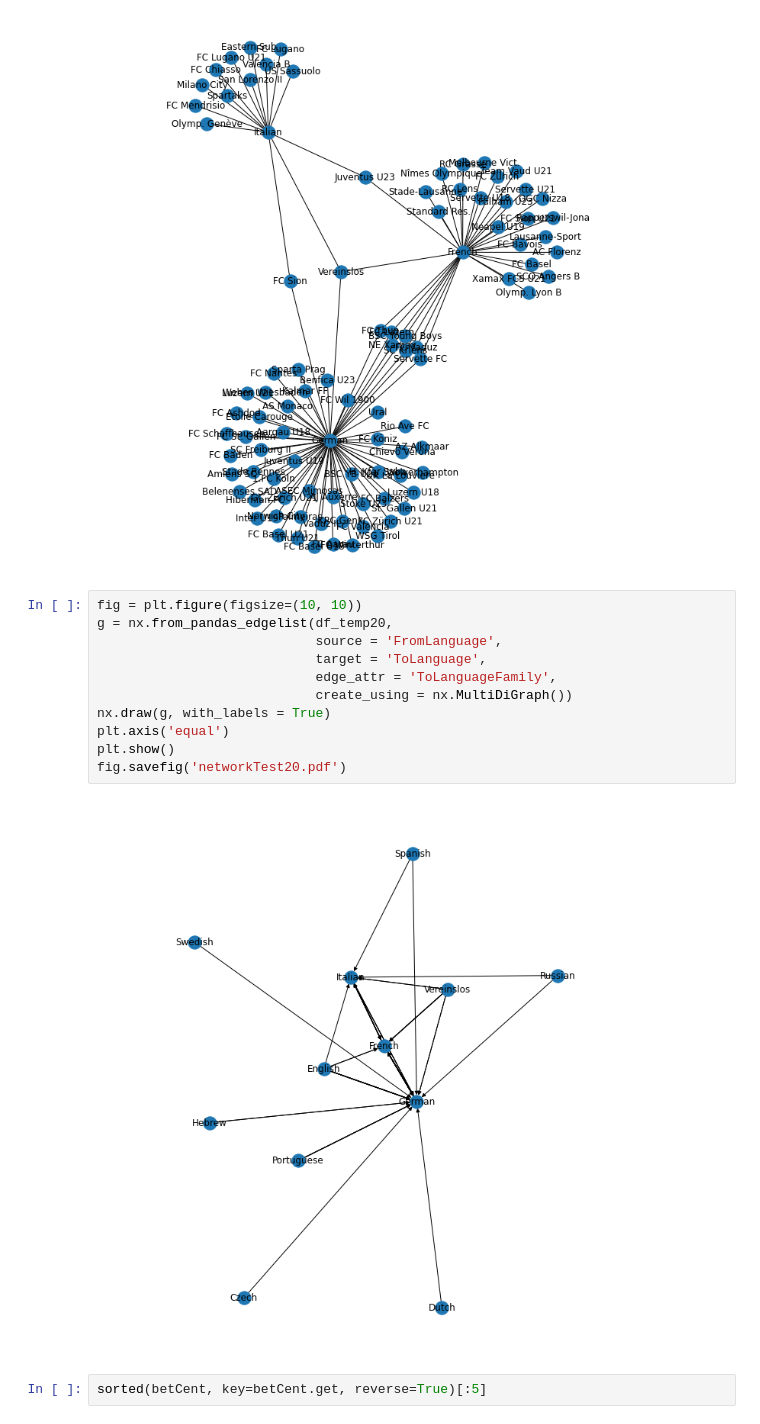
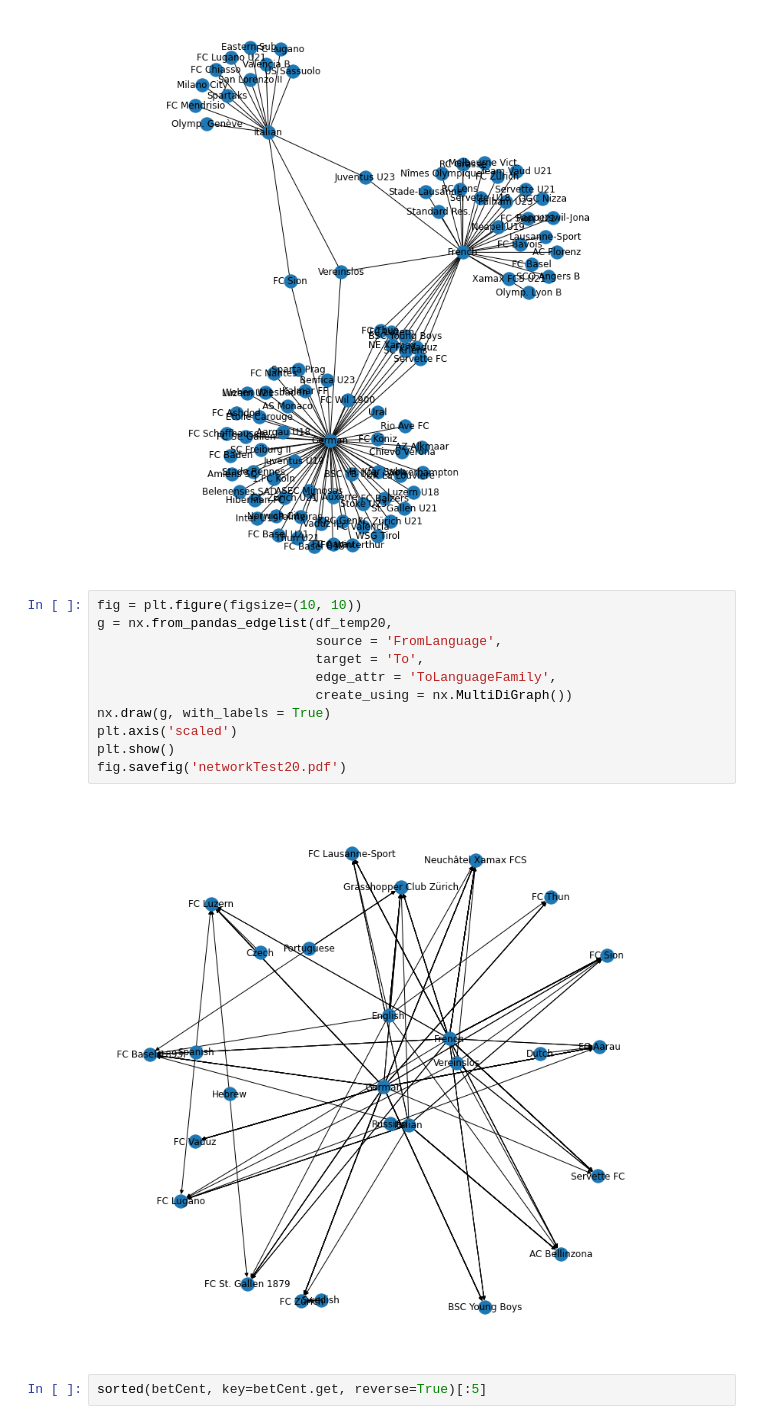
Before and after one commit to Ermaconomist/social_analysis_football_transfer, a Jupyter notebook: 02_analysis/Analysis Network v_Gino.ipynb, the cells around one changed output. Cells and saved outputs as stored; diff of their text form.

```diff
--- a/02_analysis/Analysis Network v_Gino.ipynb
+++ b/02_analysis/Analysis Network v_Gino.ipynb
@@ -178,16 +178,16 @@ fig.savefig('network20.pdf')
 # %%
 fig = plt.figure(figsize=(10, 10))
 g = nx.from_pandas_edgelist(df_temp20,
                             source = 'FromLanguage',
-                            target = 'ToLanguage',
+                            target = 'To',
                             edge_attr = 'ToLanguageFamily',
                             create_using = nx.MultiDiGraph())
 nx.draw(g, with_labels = True)
-plt.axis('equal')
+plt.axis('scaled')
 plt.show()
 fig.savefig('networkTest20.pdf')
 # %% [output]
-[figure, old version]
+[figure, new version]
 # %%
 sorted(betCent, key=betCent.get, reverse=True)[:5]
 # %% [output]
```
Also changed, not shown: 1 other file.
